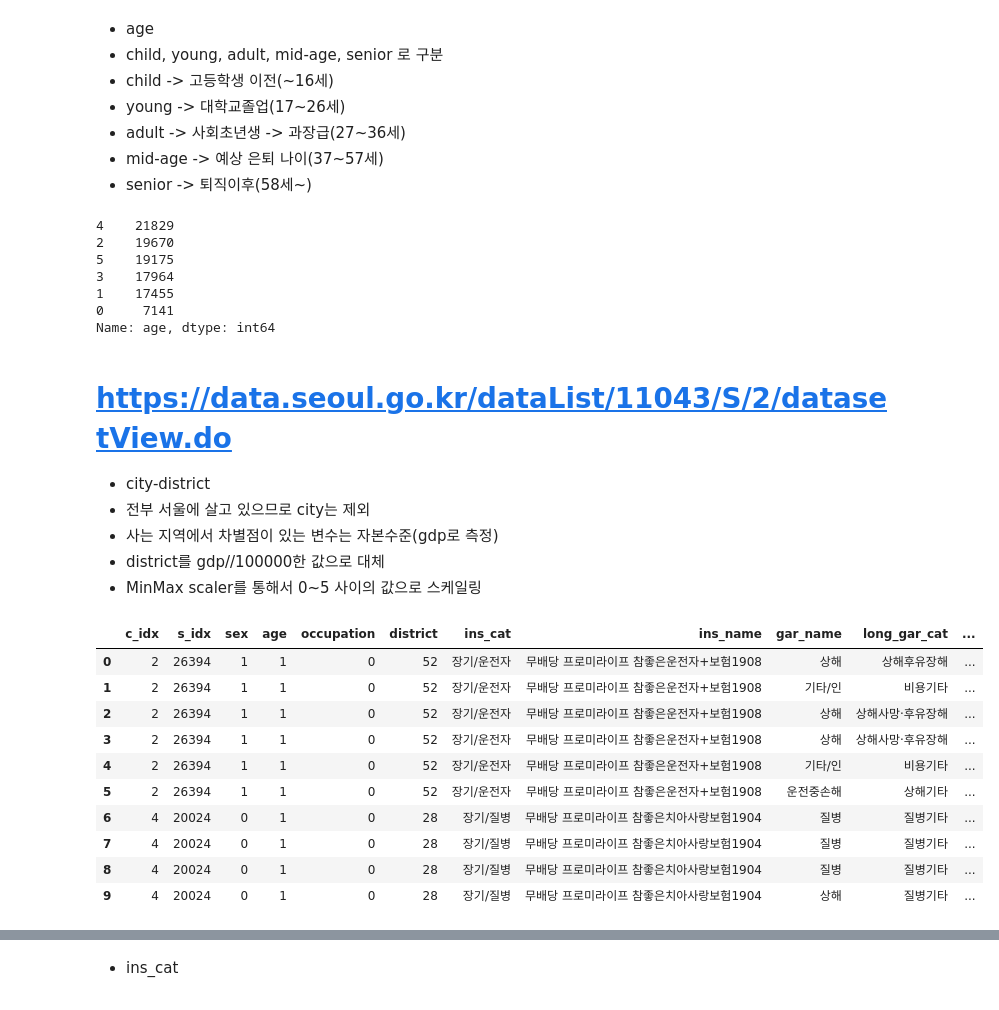
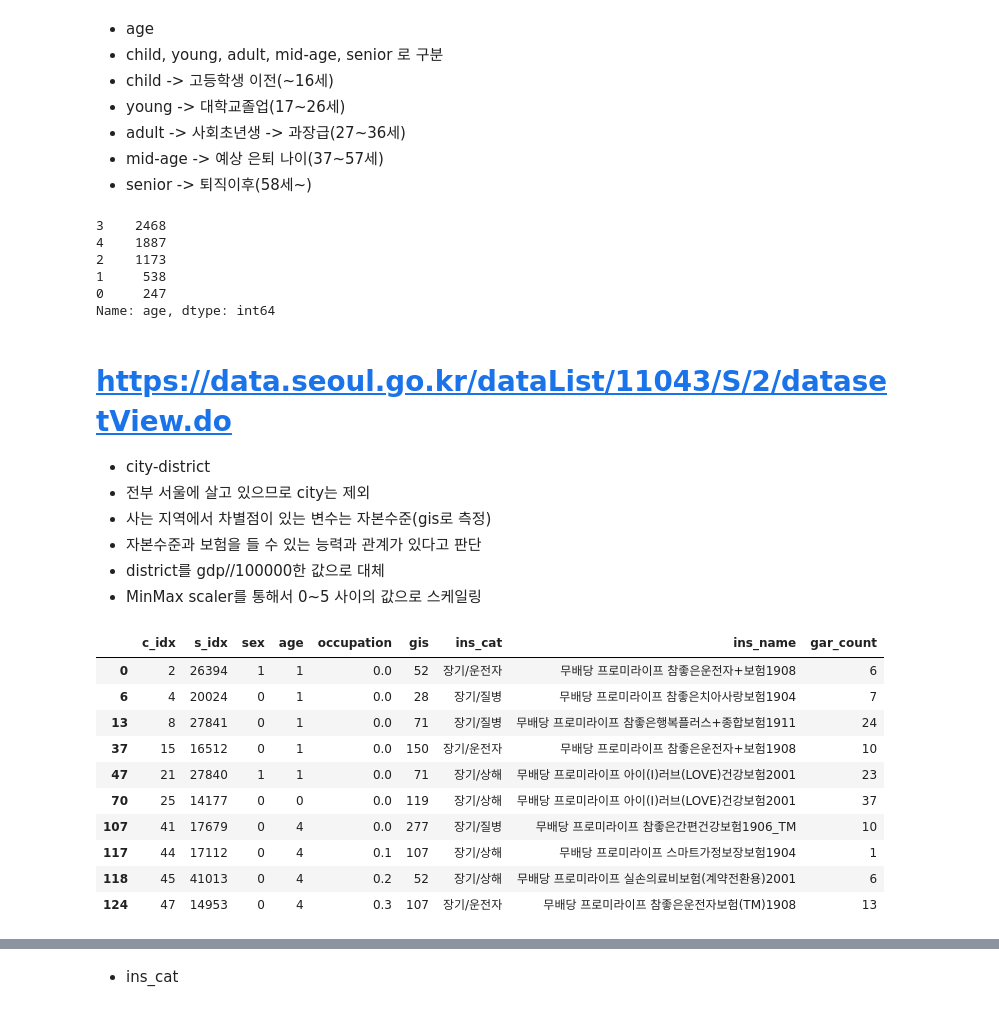
Before and after one commit to Rekt77/kisa_insuretech, a Jupyter notebook: kisa_insure.ipynb, the cells around one changed output, grey strips where cells are left out. Saved outputs shown, nothing was run; the diff lists cells and outputs as text; code cells hidden in the pictures.

```diff
--- a/kisa_insure.ipynb
+++ b/kisa_insure.ipynb
@@ -151,7 +188,13 @@ df = df.drop(columns=['middle_div','small_div','sub_div'])
 # %%
-bow = collections.Counter(df['occupation'])
+import collections
 
-occp_map = { k:i for i,k in enumerate(bow.keys()) }
-df['occupation'] = df['occupation'].replace(occp_map)
-df.head()
+bow = collections.Counter(pop_df['occupation'])
+
+# 1번
+#occp_map = { k:i for i,k in enumerate(bow.keys()) }
+
+# 2번
+occp_map = dict(zip(bow.keys(),np.linspace(0,1,11)))
+pop_df['occupation'] = pop_df['occupation'].replace(occp_map)
+pop_df.head(6)
 # %% [output]
@@ -163,0 +252,11 @@ df.head()
+# %%
+# 직업군별 특약 개수
+# gar_count 형변환 object->int64
+pop_df["gar_count"] = pop_df["gar_count"].astype(str).astype(int)
+pop_df.groupby("occupation").sum()["gar_count"].sort_values(ascending=False).plot(
+    kind='bar',
+    stacked=True,
+    colormap='rainbow',
+    figsize=(12,8)).legend(loc='center left',
+    bbox_to_anchor=(1, 0.5)
+)
@@ -171,21 +281,19 @@ df.head()
  - senior -> 퇴직이후(58세~)
 # %%
 age_map = {'child':0,'young':1,'adult':2,'mid-age':3,'senior':4}
-df.loc[df["age"] <= 20, 'age'] = 0
-df.loc[(df["age"] > 20) & (df["age"] <= 30), 'age'] = 1
-df.loc[(df["age"] > 30) & (df["age"] <= 40), 'age'] = 2
-df.loc[(df["age"] > 40) & (df["age"] <= 50), 'age'] = 3
-df.loc[(df["age"] > 50) & (df["age"] <= 60), 'age'] = 4
-df.loc[(df["age"] > 60), 'age'] = 5
+pop_df.loc[df["age"] <= 16, 'age'] = 0
+pop_df.loc[(pop_df["age"] > 16) & (pop_df["age"] <= 26), 'age'] = 1
+pop_df.loc[(df["age"] > 26) & (pop_df["age"] <= 36), 'age'] = 2
+pop_df.loc[(df["age"] > 36) & (pop_df["age"] <= 57), 'age'] = 3
+pop_df.loc[(df["age"] > 57),'age'] = 4
 
-df["age"].value_counts()
+pop_df["age"].value_counts()
 # %% [output]
-4    21829
-2    19670
-5    19175
-3    17964
-1    17455
-0     7141
+3    2468
+4    1887
+2    1173
+1     538
+0     247
 Name: age, dtype: int64
 # %% [markdown]
 
@@ -193,25 +301,25 @@ Name: age, dtype: int64
 
 - city-district
  - 전부 서울에 살고 있으므로 city는 제외
- - 사는 지역에서 차별점이 있는 변수는 자본수준(gdp로 측정)
+ - 사는 지역에서 차별점이 있는 변수는 자본수준(gis로 측정)
+ - 자본수준과 보험을 들 수 있는 능력과 관계가 있다고 판단
  - district를 gdp//100000한 값으로 대체
  - MinMax scaler를 통해서 0~5 사이의 값으로 스케일링
 # %%
-df = df.drop(columns="city")
 with open("/content/drive/My Drive/insuretech/insurance/report.txt","r") as f:
   rows = f.read().split("\n")
 city_gdp_map = {each.split("\t")[1]:int(each.split("\t")[2].replace(",",""))//100000 for each in rows[1:]}
-df["district"] = df["district"].replace(city_gdp_map)
-df.head(10)
+pop_df["gis"] = pop_df["gis"].replace(city_gdp_map)
+pop_df.head(10)
 # %% [output]
-|  | c_idx | s_idx | sex | age | occupation | district | ins_cat | ins_name | gar_name | long_gar_cat | ... |
-| 0 | 2 | 26394 | 1 | 1 | 0 | 52 | 장기/운전자 | 무배당 프로미라이프 참좋은운전자+보험1908 | 상해 | 상해후유장해 | ... |
-| 1 | 2 | 26394 | 1 | 1 | 0 | 52 | 장기/운전자 | 무배당 프로미라이프 참좋은운전자+보험1908 | 기타/인 | 비용기타 | ... |
-| 2 | 2 | 26394 | 1 | 1 | 0 | 52 | 장기/운전자 | 무배당 프로미라이프 참좋은운전자+보험1908 | 상해 | 상해사망·후유장해 | ... |
-| 3 | 2 | 26394 | 1 | 1 | 0 | 52 | 장기/운전자 | 무배당 프로미라이프 참좋은운전자+보험1908 | 상해 | 상해사망·후유장해 | ... |
-| 4 | 2 | 26394 | 1 | 1 | 0 | 52 | 장기/운전자 | 무배당 프로미라이프 참좋은운전자+보험1908 | 기타/인 | 비용기타 | ... |
-| 5 | 2 | 26394 | 1 | 1 | 0 | 52 | 장기/운전자 | 무배당 프로미라이프 참좋은운전자+보험1908 | 운전중손해 | 상해기타 | ... |
-| 6 | 4 | 20024 | 0 | 1 | 0 | 28 | 장기/질병 | 무배당 프로미라이프 참좋은치아사랑보험1904 | 질병 | 질병기타 | ... |
-| 7 | 4 | 20024 | 0 | 1 | 0 | 28 | 장기/질병 | 무배당 프로미라이프 참좋은치아사랑보험1904 | 질병 | 질병기타 | ... |
-| 8 | 4 | 20024 | 0 | 1 | 0 | 28 | 장기/질병 | 무배당 프로미라이프 참좋은치아사랑보험1904 | 질병 | 질병기타 | ... |
-| 9 | 4 | 20024 | 0 | 1 | 0 | 28 | 장기/질병 | 무배당 프로미라이프 참좋은치아사랑보험1904 | 상해 | 질병기타 | ... |
+|  | c_idx | s_idx | sex | age | occupation | gis | ins_cat | ins_name | gar_count |
+| 0 | 2 | 26394 | 1 | 1 | 0.0 | 52 | 장기/운전자 | 무배당 프로미라이프 참좋은운전자+보험1908 | 6 |
+| 6 | 4 | 20024 | 0 | 1 | 0.0 | 28 | 장기/질병 | 무배당 프로미라이프 참좋은치아사랑보험1904 | 7 |
+| 13 | 8 | 27841 | 0 | 1 | 0.0 | 71 | 장기/질병 | 무배당 프로미라이프 참좋은행복플러스+종합보험1911 | 24 |
+| 37 | 15 | 16512 | 0 | 1 | 0.0 | 150 | 장기/운전자 | 무배당 프로미라이프 참좋은운전자+보험1908 | 10 |
+| 47 | 21 | 27840 | 1 | 1 | 0.0 | 71 | 장기/상해 | 무배당 프로미라이프 아이(I)러브(LOVE)건강보험2001 | 23 |
+| 70 | 25 | 14177 | 0 | 0 | 0.0 | 119 | 장기/상해 | 무배당 프로미라이프 아이(I)러브(LOVE)건강보험2001 | 37 |
+| 107 | 41 | 17679 | 0 | 4 | 0.0 | 277 | 장기/질병 | 무배당 프로미라이프 참좋은간편건강보험1906_TM | 10 |
+| 117 | 44 | 17112 | 0 | 4 | 0.1 | 107 | 장기/상해 | 무배당 프로미라이프 스마트가정보장보험1904 | 1 |
+| 118 | 45 | 41013 | 0 | 4 | 0.2 | 52 | 장기/상해 | 무배당 프로미라이프 실손의료비보험(계약전환용)2001 | 6 |
+| 124 | 47 | 14953 | 0 | 4 | 0.3 | 107 | 장기/운전자 | 무배당 프로미라이프 참좋은운전자보험(TM)1908 | 13 |
```
Also changed, not shown: parts of 37 cells of this notebook.
